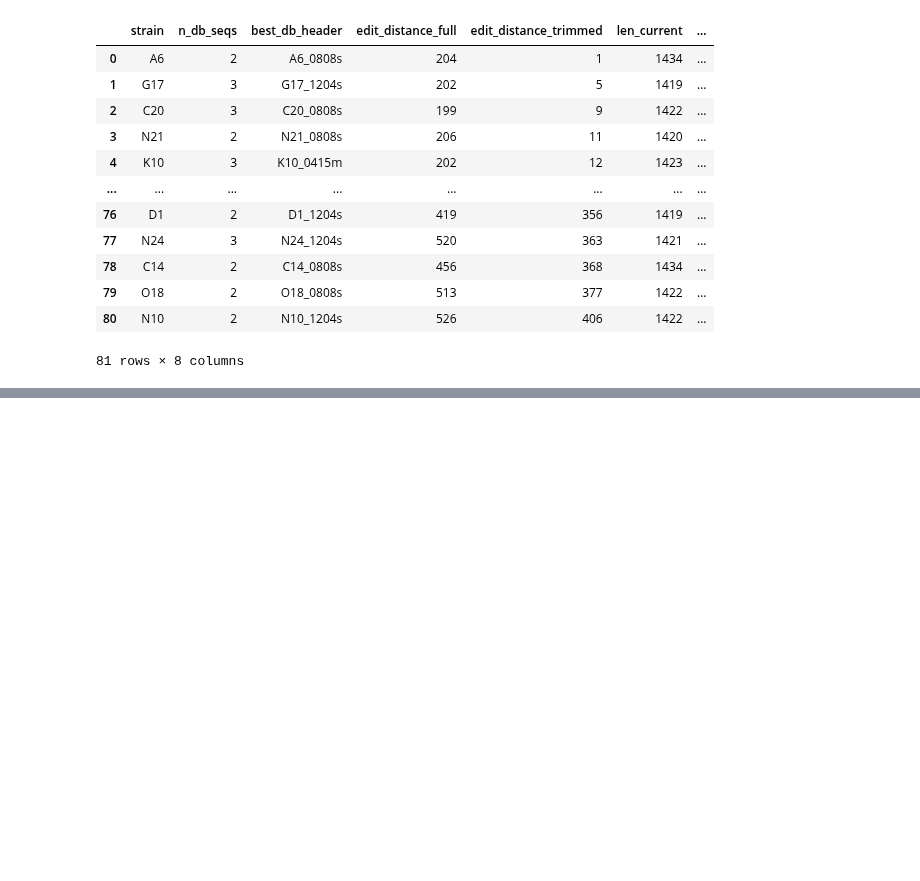
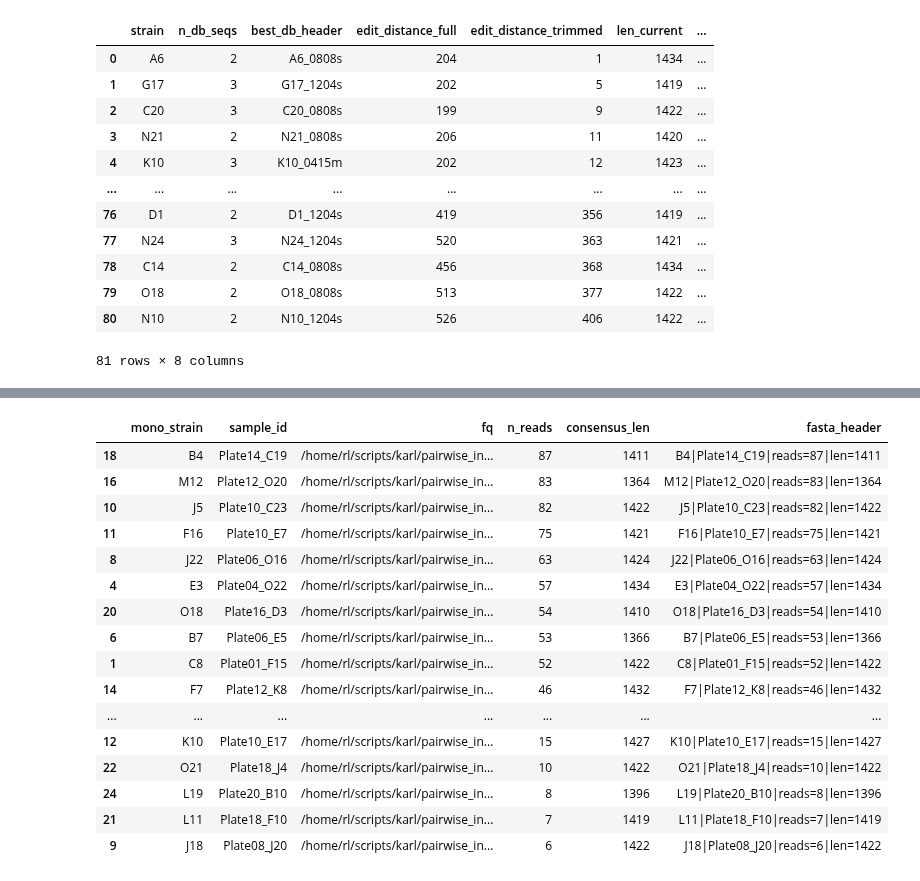
Before and after one commit to RatzkeLab/pairwise-interactions, a Jupyter notebook: 20260721/analysis/per_strain_consensus.ipynb, the cells around one changed output, grey strips where cells are left out. Cells and saved outputs as stored; diff of their text form; code cells hidden in the pictures; blank space fills up the shorter version.

```diff
--- a/20260721/analysis/per_strain_consensus.ipynb
+++ b/20260721/analysis/per_strain_consensus.ipynb
@@ -788,0 +629,64 @@ dist_df_multi.to_csv(f'{OUT_DIR}/strain_consensus_vs_merged_naive_db_20260630.cs
+# %%
+# mono-strain consensus from single-sample reads
+
+layout_all = pd.read_csv(LAYOUT)
+
+mono_df = layout_all[layout_all['well_type'].eq('mono')].copy()
+mono_df['fq'] = mono_df.apply(
+    lambda r: f"{DEMUX_DIR}/Plate{int(r['dest_plate']):02d}_{r['dest_well']}.fastq",
+    axis=1
+)
+
+def filtered_reads_from_fq(fq):
+    if not os.path.exists(fq) or os.path.getsize(fq) == 0:
+        return []
+    reads = []
+    for rec in SeqIO.parse(fq, 'fastq'):
+        s = str(rec.seq)
+        if LEN_LO <= len(s) <= LEN_HI:
+            reads.append(s)
+    return reads
+
+def mono_strain_from_row(r):
+    for c in ('strain1', 'strain2'):
+        s = r.get(c, '')
+        if isinstance(s, str) and s:
+            return s
+    return ''
+
+mono_df['mono_strain'] = mono_df.apply(mono_strain_from_row, axis=1)
+mono_df['n_reads'] = mono_df['fq'].apply(lambda fq: len(filtered_reads_from_fq(fq)))
+
+eligible_mono = mono_df[mono_df['n_reads'] > 5].copy().reset_index(drop=True)
+
+mono_fasta = f"{OUT_DIR}/mono_strain_consensus_20260721.fasta"
+mono_csv = f"{OUT_DIR}/mono_strain_consensus_summary_20260721.csv"
+
+rows = []
+with open(mono_fasta, 'w') as fh:
+    for _, r in eligible_mono.iterrows():
+        reads = filtered_reads_from_fq(r['fq'])
+        cons = majority_consensus(reads)
+
+        sample_id = f"Plate{int(r['dest_plate']):02d}_{r['dest_well']}"
+        header = f"{r['mono_strain']}|{sample_id}|reads={len(reads)}|len={len(cons)}"
+        fh.write(f">{header}\n{cons}\n")
+
+        rows.append({
+            'mono_strain': r['mono_strain'],
+            'sample_id': sample_id,
+            'fq': r['fq'],
+            'n_reads': len(reads),
+            'consensus_len': len(cons),
+            'fasta_header': header,
+        })
+
+mono_summary = pd.DataFrame(rows)
+mono_summary.to_csv(mono_csv, index=False)
+
+print(f"mono rows total      : {len(mono_df)}")
+print(f"mono rows >5 reads   : {len(eligible_mono)}")
+print(f"wrote FASTA          : {mono_fasta}")
+print(f"wrote summary CSV    : {mono_csv}")
+display(mono_summary.sort_values('n_reads', ascending=False))
+# %% [output]
@@ -788,0 +697,17 @@ dist_df_multi.to_csv(f'{OUT_DIR}/strain_consensus_vs_merged_naive_db_20260630.cs
+|  | mono_strain | sample_id | fq | n_reads | consensus_len | fasta_header |
+| 18 | B4 | Plate14_C19 | /home/rl/scripts/karl/pairwise_in... | 87 | 1411 | B4|Plate14_C19|reads=87|len=1411 |
+| 16 | M12 | Plate12_O20 | /home/rl/scripts/karl/pairwise_in... | 83 | 1364 | M12|Plate12_O20|reads=83|len=1364 |
+| 10 | J5 | Plate10_C23 | /home/rl/scripts/karl/pairwise_in... | 82 | 1422 | J5|Plate10_C23|reads=82|len=1422 |
+| 11 | F16 | Plate10_E7 | /home/rl/scripts/karl/pairwise_in... | 75 | 1421 | F16|Plate10_E7|reads=75|len=1421 |
+| 8 | J22 | Plate06_O16 | /home/rl/scripts/karl/pairwise_in... | 63 | 1424 | J22|Plate06_O16|reads=63|len=1424 |
+| 4 | E3 | Plate04_O22 | /home/rl/scripts/karl/pairwise_in... | 57 | 1434 | E3|Plate04_O22|reads=57|len=1434 |
+| 20 | O18 | Plate16_D3 | /home/rl/scripts/karl/pairwise_in... | 54 | 1410 | O18|Plate16_D3|reads=54|len=1410 |
+| 6 | B7 | Plate06_E5 | /home/rl/scripts/karl/pairwise_in... | 53 | 1366 | B7|Plate06_E5|reads=53|len=1366 |
+| 1 | C8 | Plate01_F15 | /home/rl/scripts/karl/pairwise_in... | 52 | 1422 | C8|Plate01_F15|reads=52|len=1422 |
+| 14 | F7 | Plate12_K8 | /home/rl/scripts/karl/pairwise_in... | 46 | 1432 | F7|Plate12_K8|reads=46|len=1432 |
+| ... | ... | ... | ... | ... | ... | ... |
+| 12 | K10 | Plate10_E17 | /home/rl/scripts/karl/pairwise_in... | 15 | 1427 | K10|Plate10_E17|reads=15|len=1427 |
+| 22 | O21 | Plate18_J4 | /home/rl/scripts/karl/pairwise_in... | 10 | 1422 | O21|Plate18_J4|reads=10|len=1422 |
+| 24 | L19 | Plate20_B10 | /home/rl/scripts/karl/pairwise_in... | 8 | 1396 | L19|Plate20_B10|reads=8|len=1396 |
+| 21 | L11 | Plate18_F10 | /home/rl/scripts/karl/pairwise_in... | 7 | 1419 | L11|Plate18_F10|reads=7|len=1419 |
+| 9 | J18 | Plate08_J20 | /home/rl/scripts/karl/pairwise_in... | 6 | 1422 | J18|Plate08_J20|reads=6|len=1422 |
```
Also changed, not shown: parts of 12 cells of this notebook, 1 other file.
